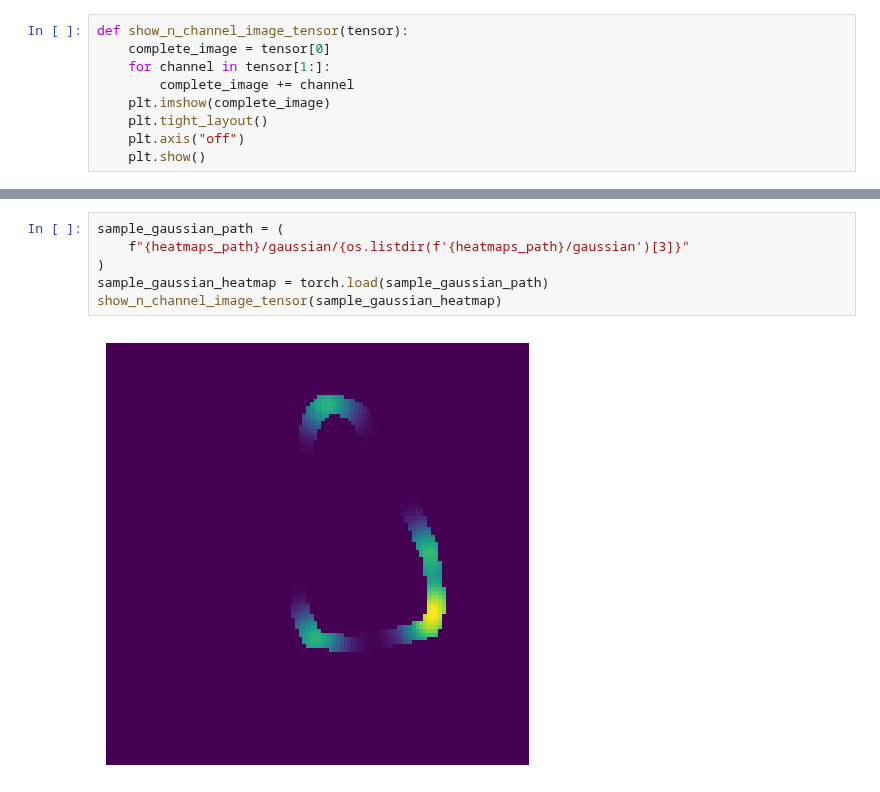
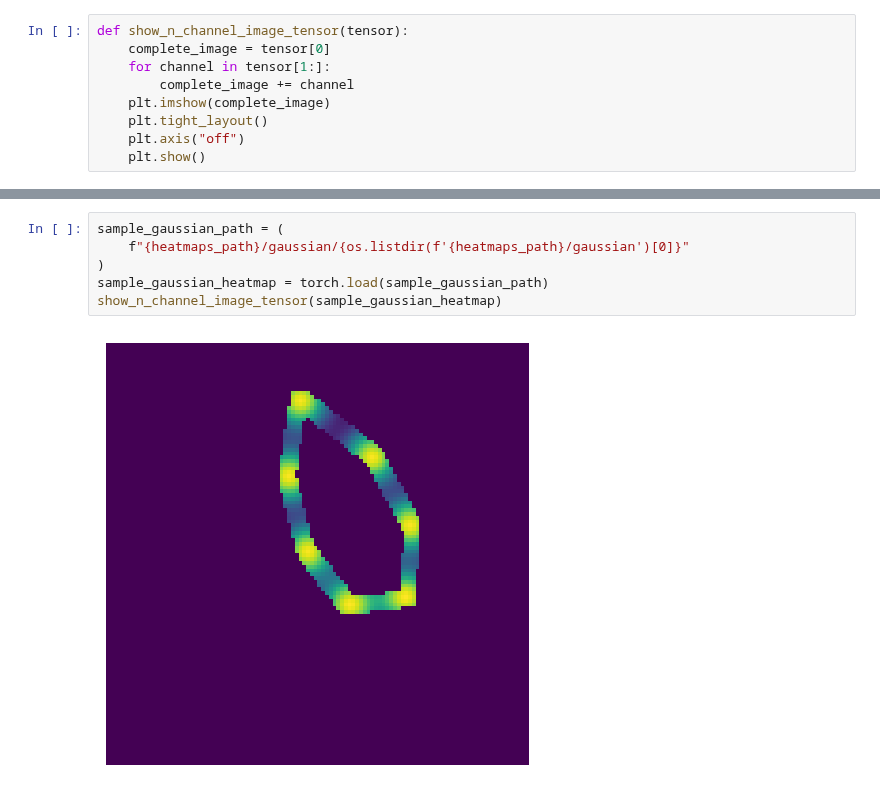
Before and after one commit to Tec-AI-23/EchoNetDynamic, a Jupyter notebook: scripts/dataExtraction.ipynb, the cells around one changed output, grey strips where cells are left out. Drawn from its saved outputs; the diff is of its cells as text.

```diff
--- a/scripts/dataExtraction.ipynb
+++ b/scripts/dataExtraction.ipynb
@@ -125,8 +130,8 @@ show_n_channel_image_tensor(sample_euclidean_heatmap)
 # %%
 sample_gaussian_path = (
-    f"{heatmaps_path}/gaussian/{os.listdir(f'{heatmaps_path}/gaussian')[3]}"
+    f"{heatmaps_path}/gaussian/{os.listdir(f'{heatmaps_path}/gaussian')[0]}"
 )
 sample_gaussian_heatmap = torch.load(sample_gaussian_path)
 show_n_channel_image_tensor(sample_gaussian_heatmap)
 # %% [output]
-[figure, old version]
+[figure, new version]
```
Also changed, not shown: parts of 12 cells of this notebook, 8 other files.
